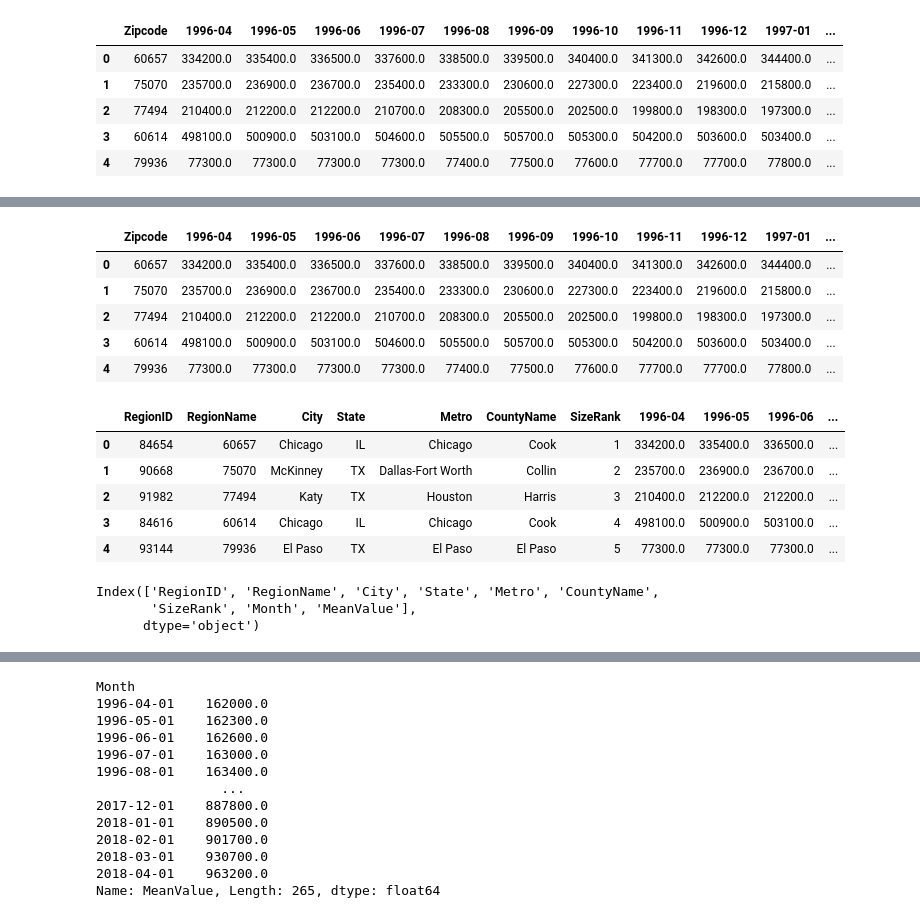
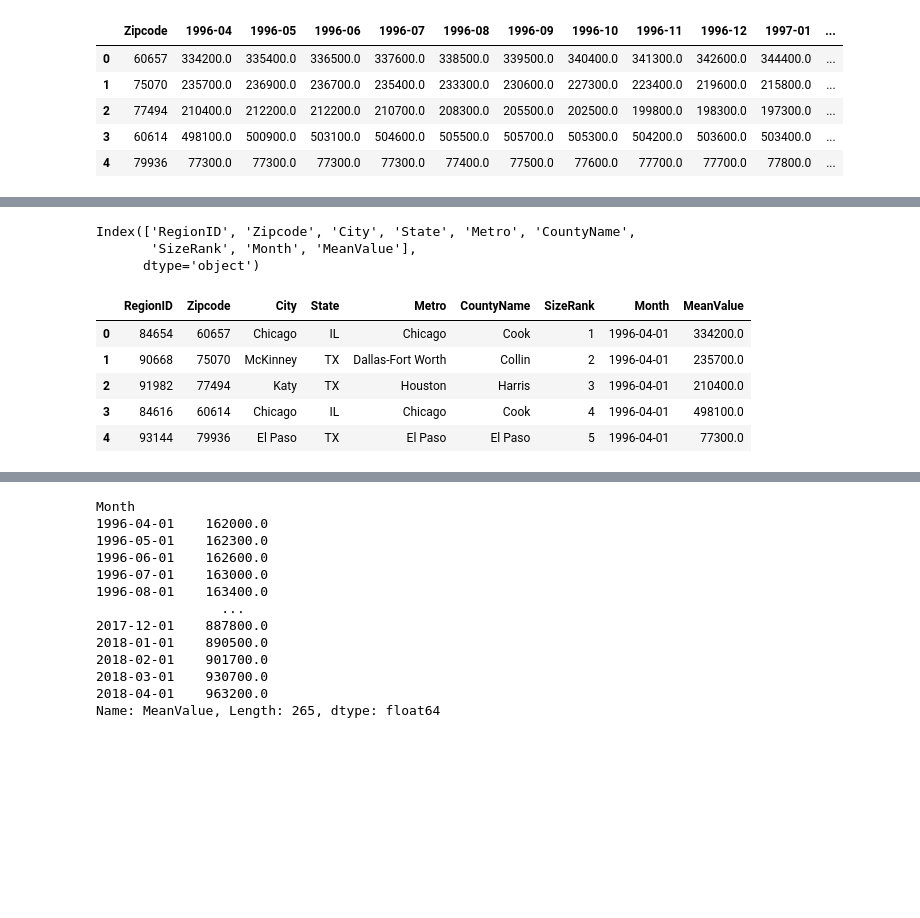
Before and after one commit to davidrtorres/Model-4-Brooklyn-Real-Estate-Investment, a Jupyter notebook: time-series/starter_notebook-Copy1.ipynb, the cells around one changed output, grey strips where cells are left out. Saved outputs shown, nothing was run; the diff lists cells and outputs as text; code cells hidden in the pictures; blank space fills up the shorter version.

```diff
--- a/time-series/starter_notebook-Copy1.ipynb
+++ b/time-series/starter_notebook-Copy1.ipynb
@@ -104,3 +104,7 @@ data_ny.head()
 | 2 | 77494 | 210400.0 | 212200.0 | 212200.0 | 210700.0 | 208300.0 | 205500.0 | 202500.0 | 199800.0 | 198300.0 | 197300.0 | ... |
 | 3 | 60614 | 498100.0 | 500900.0 | 503100.0 | 504600.0 | 505500.0 | 505700.0 | 505300.0 | 504200.0 | 503600.0 | 503400.0 | ... |
 | 4 | 79936 | 77300.0 | 77300.0 | 77300.0 | 77300.0 | 77400.0 | 77500.0 | 77600.0 | 77700.0 | 77700.0 | 77800.0 | ... |
+# %%
+#pd.set_option('display.max_columns', None)
+zillow = pd.read_csv('zillow_data.csv')
+zillow.head()
@@ -106,0 +118,3 @@ data_ny.head()
+# %%
+zillow.rename(columns={'RegionName': 'Zipcode'}, inplace=True)
+zillow.head()
@@ -107,20 +128,50 @@ data_ny.head()
+# %%
+"""
+from datetime import datetime
+#con=data['Month']
+df_ny['Date']=pd.to_datetime(df_ny['Date'])
+df_ny.set_index('Date', inplace=True)
+df_ny.head()
+
+
+def melt_data(df):
+    melted = pd.melt(df, id_vars=['RegionName', 'City', 'State', 'Metro', 'CountyName'], var_name='time')
+    melted['time'] = pd.to_datetime(melted['time'], infer_datetime_format=True)
+    melted = melted.dropna(subset=['value'])
+    return melted.groupby('time').aggregate({'value':'mean'})
+
+"""
+
+# def melt_data(df):
+#     melted = pd.melt(df, id_vars=['Zipcode'], var_name='Date', value_name='SalePrice')
+#     melted['Date'] = pd.to_datetime(melted['Date'], infer_datetime_format=True)
+#     melted = melted.dropna(subset=['SalePrice'])
+#     melted.index=melted['Date']
+#     melted.drop('Date',axis=1,inplace=True)
+#     return melted#.groupby('Date').aggregate({'SalePrice':'mean'})
+
+
+def melt_data(df):
+    melted = pd.melt(df, id_vars=['RegionID','Zipcode', 'City', 'State', 'Metro', 'CountyName',
+                                  'SizeRank'], var_name='Month', value_name='MeanValue')
+    melted['Month'] = pd.to_datetime(melted['Month'], format='%Y-%m')
+    melted = melted.dropna(subset=['MeanValue'])
+    return melted
+# %%
+
+all_zipcodes = melt_data(zillow)
+# %%
+all_zipcodes.columns
+# %% [output]
+Index(['RegionID', 'Zipcode', 'City', 'State', 'Metro', 'CountyName',
+       'SizeRank', 'Month', 'MeanValue'],
+      dtype='object')
 # %%
-data_ny.head()
+all_zipcodes.head()
 # %% [output]
-|  | Zipcode | 1996-04 | 1996-05 | 1996-06 | 1996-07 | 1996-08 | 1996-09 | 1996-10 | 1996-11 | 1996-12 | 1997-01 | ... |
-| 0 | 60657 | 334200.0 | 335400.0 | 336500.0 | 337600.0 | 338500.0 | 339500.0 | 340400.0 | 341300.0 | 342600.0 | 344400.0 | ... |
-| 1 | 75070 | 235700.0 | 236900.0 | 236700.0 | 235400.0 | 233300.0 | 230600.0 | 227300.0 | 223400.0 | 219600.0 | 215800.0 | ... |
-| 2 | 77494 | 210400.0 | 212200.0 | 212200.0 | 210700.0 | 208300.0 | 205500.0 | 202500.0 | 199800.0 | 198300.0 | 197300.0 | ... |
-| 3 | 60614 | 498100.0 | 500900.0 | 503100.0 | 504600.0 | 505500.0 | 505700.0 | 505300.0 | 504200.0 | 503600.0 | 503400.0 | ... |
-| 4 | 79936 | 77300.0 | 77300.0 | 77300.0 | 77300.0 | 77400.0 | 77500.0 | 77600.0 | 77700.0 | 77700.0 | 77800.0 | ... |
+|  | RegionID | Zipcode | City | State | Metro | CountyName | SizeRank | Month | MeanValue |
+| 0 | 84654 | 60657 | Chicago | IL | Chicago | Cook | 1 | 1996-04-01 | 334200.0 |
+| 1 | 90668 | 75070 | McKinney | TX | Dallas-Fort Worth | Collin | 2 | 1996-04-01 | 235700.0 |
+| 2 | 91982 | 77494 | Katy | TX | Houston | Harris | 3 | 1996-04-01 | 210400.0 |
+| 3 | 84616 | 60614 | Chicago | IL | Chicago | Cook | 4 | 1996-04-01 | 498100.0 |
+| 4 | 93144 | 79936 | El Paso | TX | El Paso | El Paso | 5 | 1996-04-01 | 77300.0 |
-# %%
-#pd.set_option('display.max_columns', None)
-data_ny = pd.read_csv('zillow_data.csv')
-data_ny.head()
-# %% [output]
-|  | RegionID | RegionName | City | State | Metro | CountyName | SizeRank | 1996-04 | 1996-05 | 1996-06 | ... |
-| 0 | 84654 | 60657 | Chicago | IL | Chicago | Cook | 1 | 334200.0 | 335400.0 | 336500.0 | ... |
-| 1 | 90668 | 75070 | McKinney | TX | Dallas-Fort Worth | Collin | 2 | 235700.0 | 236900.0 | 236700.0 | ... |
-| 2 | 91982 | 77494 | Katy | TX | Houston | Harris | 3 | 210400.0 | 212200.0 | 212200.0 | ... |
-| 3 | 84616 | 60614 | Chicago | IL | Chicago | Cook | 4 | 498100.0 | 500900.0 | 503100.0 | ... |
-| 4 | 93144 | 79936 | El Paso | TX | El Paso | El Paso | 5 | 77300.0 | 77300.0 | 77300.0 | ... |
@@ -162,6 +177,0 @@ all_states = melt_data(data_ny)
-# %%
-all_states.columns
-# %% [output]
-Index(['RegionID', 'RegionName', 'City', 'State', 'Metro', 'CountyName',
-       'SizeRank', 'Month', 'MeanValue'],
-      dtype='object')
```
Also changed, not shown: parts of 17 cells of this notebook, 1 other file.
